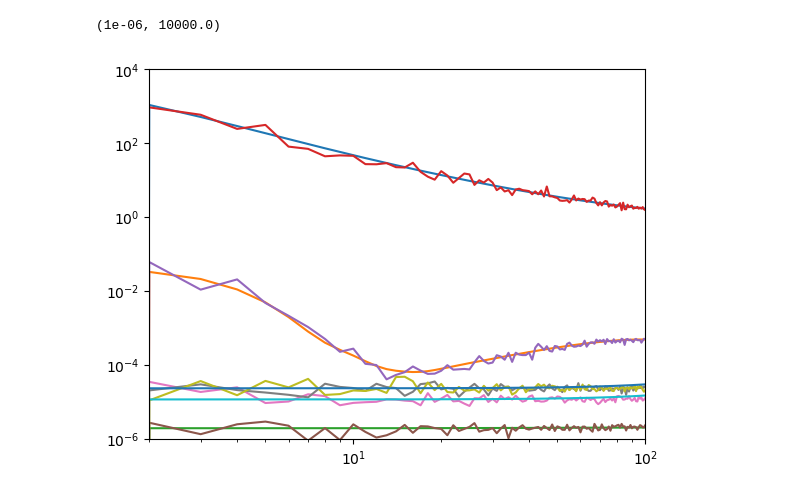
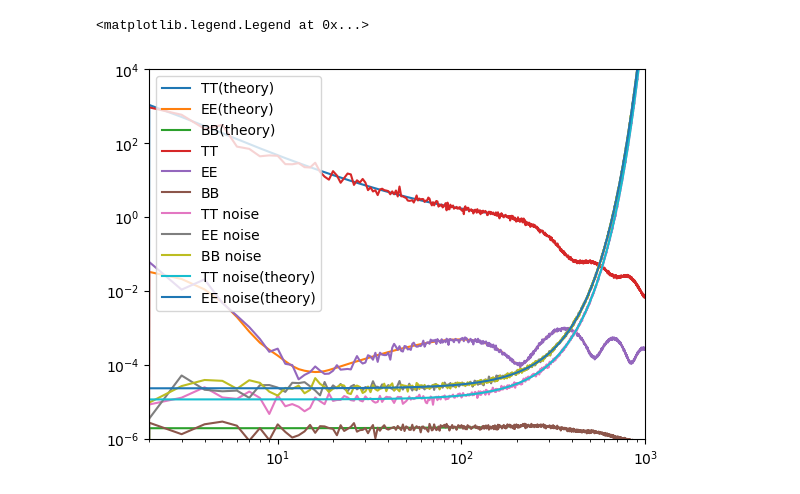
Before and after one commit to antolonappan/echolens, a Jupyter notebook: notebooks/basic_maps.ipynb, the cells around one changed output. Drawn from its saved outputs; the diff is of its cells as text; code cells hidden in the pictures.

```diff
--- a/notebooks/basic_maps.ipynb
+++ b/notebooks/basic_maps.ipynb
@@ -25,0 +13,2 @@ alm2lenmap: using 8 nthreads
+# %%
+alms_signal = cmbmap.get_lensed_alms(0)
@@ -26,3 +25,5 @@ alm2lenmap: using 8 nthreads
+# %%
+alms_noise = noisemap.noise_alm_idx(0)
 # %%
 cmbspectra = simulation.CMBspectra()
 noisespec = simulation.NoiseSpectra()
@@ -31,24 +32,25 @@ cl_len = cmbspectra.get_lensed_spectra(dl=False)
 cl_nt = noisespec.noise_T()
 cl_np = noisespec.noise_P()
 # %%
-tlm,elm,blm = hp.map2alm(tqu_signal, lmax=3072)
+tlm,elm,blm = alms_signal
 # %%
 which = 0
-tlm_n,elm_n,blm_n = hp.map2alm(tqu_noise[which], lmax=3072)
+tlm_n,elm_n,blm_n = alms_noise
 # %%
 plt.loglog(cl_len['tt'], label='TT(theory)')
 plt.loglog(cl_len['ee'], label='EE(theory)')
 plt.loglog(cl_len['bb'], label='BB(theory)')
 plt.loglog(hp.alm2cl(tlm), label='TT')
 plt.loglog(hp.alm2cl(elm), label='EE')
 plt.loglog(hp.alm2cl(blm), label='BB')
 plt.loglog(hp.alm2cl(tlm_n), label='TT noise')
 plt.loglog(hp.alm2cl(elm_n), label='EE noise')
 plt.loglog(hp.alm2cl(blm_n), label='BB noise')
 plt.loglog(cl_nt[which], label='TT noise(theory)')
 plt.loglog(cl_np[which], label='EE noise(theory)')
-plt.xlim(2, 100)
+plt.xlim(2, 1000)
 plt.ylim(1e-6, 1e4)
+plt.legend()
 # %% [output]
-(1e-06, 10000.0)
+<matplotlib.legend.Legend at 0x...>
-[figure, old version]
+[figure, new version]
```
Also changed, not shown: parts of 2 cells of this notebook, 7 other files.
